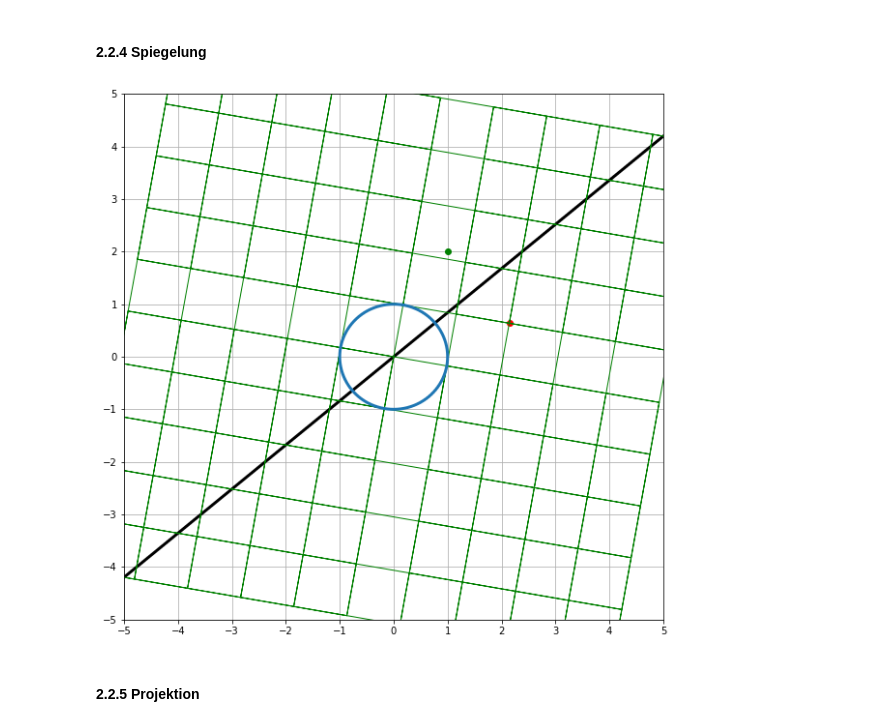
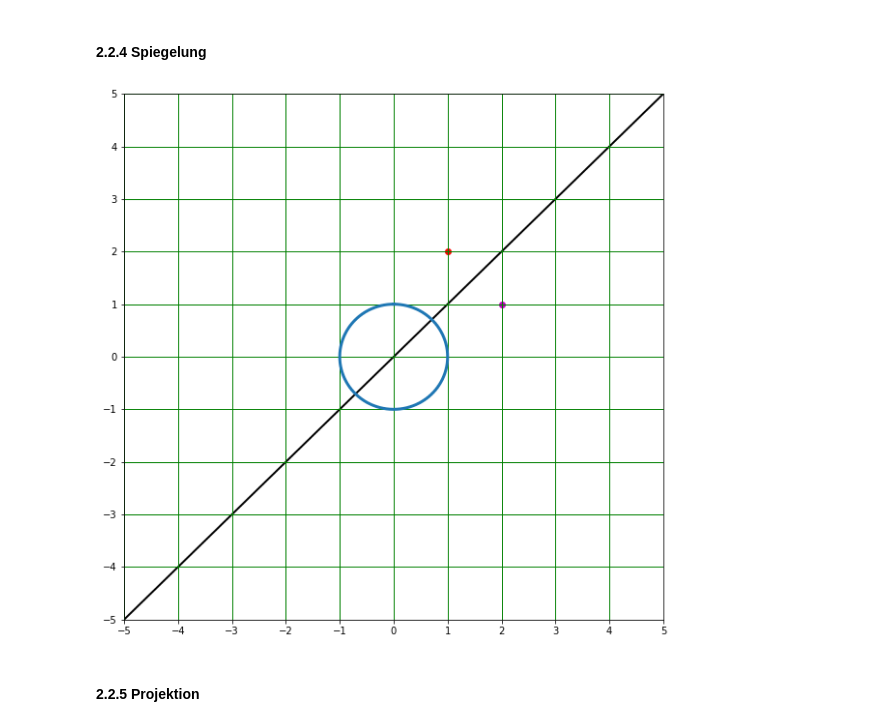
Before and after one commit to greatmerlin/SA_Lineare_Transformationen, a Jupyter notebook: Lineare_Transformationen.ipynb, the cells around one changed output. Cells and saved outputs as stored; diff of their text form; code cells hidden in the pictures.

```diff
--- a/Lineare_Transformationen.ipynb
+++ b/Lineare_Transformationen.ipynb
@@ -384,45 +381,45 @@ kreisLinAb(rotate1, rotate2)
 # %% [markdown]
 #### 2.2.4 Spiegelung
 # %%
-def reflect(vector, alpha_in_degrees_of_reflection_axis):
-    alpha = np.radians(alpha_in_degrees_of_reflection_axis) # Transform degrees into radians
+def spiegelung(Vektor, theta_grad_refl):
+    theta = np.radians(theta_grad_refl) # Grad in Bogenmass umwandeln
 
-    e1 = np.array([np.cos(2 * alpha), np.sin(2 * alpha)])
-    e2 = np.array([np.sin(2 * alpha), -np.cos(2 * alpha)])
+    e1 = np.array([np.cos(2 * theta), np.sin(2 * theta)])
+    e2 = np.array([np.sin(2 * theta), -np.cos(2 * theta)])
 
-    A = np.array([e1, e2]) # Create linear transformation matrix
-    result = A @ vector # Do the linear transformation
-    return result
+    A = np.array([e1, e2])
+    linAbb = A @ Vektor
+    return linAbb
 # %%
 # Für eine bessere Visualisierung
 def malen_Hilfe_Punkte():
-    point = np.array([1, 2])
-    reflected_p = reflect(point, alpha_in_degrees_of_reflection_axis)
-    plt.plot(point[0], point[1], 'go') # Green point in the old system
-    plt.plot(reflected_p[0], reflected_p[1], 'ro') # Red point in the new system
+    punkt = np.array([1, 2])
+    spiegel_punkt = spiegelung(punkt, theta_grad_refl)
+    plt.plot(punkt[0], punkt[1], 'ro') # Roter Punk im alten System
+    plt.plot(spiegel_punkt[0], spiegel_punkt[1], 'mo') # Lila Punkt im neuen System
 # %%
-def malen_refl_Achsen(alpha_in_degrees_of_reflection_axis):
-    alpha = np.radians(alpha_in_degrees_of_reflection_axis)
+def malen_refl_Achsen(theta_grad_refl):
+    theta = np.radians(theta_grad_refl)
     x = []
     for i in range(x_lim[0], x_lim[1] + 1):
         x.append(i)
 
-    y = [(np.sin(alpha) / np.cos(alpha)) * x_val for x_val in x]
+    y = [(np.sin(theta) / np.cos(theta)) * x_val for x_val in x]
 
-    plt.plot(x, y, color = 'black', linewidth=3)
+    plt.plot(x, y, color = 'black', linewidth=2)
-# %%
-alpha_in_degrees_of_reflection_axis = 40 # Play around
-
-reflect1 = reflect(e1, alpha_in_degrees_of_reflection_axis) # Reflect vector on a 40 degrees axis
-reflect2 = reflect(e2, alpha_in_degrees_of_reflection_axis) # Reflect vector on a 40 degrees axis
-
-grid_Linien_Fugure(x_lim, y_lim)
-malen_Hilfe_Punkte()
-malen_refl_Achsen(alpha_in_degrees_of_reflection_axis)
-grid_malen(reflect1, reflect2, x_lim, y_lim)
-kreisLinAb(reflect1, reflect2)
-# %% [output]
-[figure, removed]
+# %%
+theta_grad_refl = 45
+
+spiegel1 = spiegelung(e1, theta_grad_refl) # Reflektiere den Vektor auf die 45-Grad-Achse
+spiegel2 = spiegelung(e2, theta_grad_refl)
+
+grid_Linien_Fugure(x_lim, y_lim)
+malen_Hilfe_Punkte()
+malen_refl_Achsen(theta_grad_refl)
+grid_malen(spiegel1, spiegel2, x_lim, y_lim)
+kreisLinAb(spiegel1, spiegel2)
+# %% [output]
+[figure, added]
 # %% [markdown]
 #### 2.2.5 Projektion
 # %%
```
Also changed, not shown: parts of 11 cells of this notebook.
